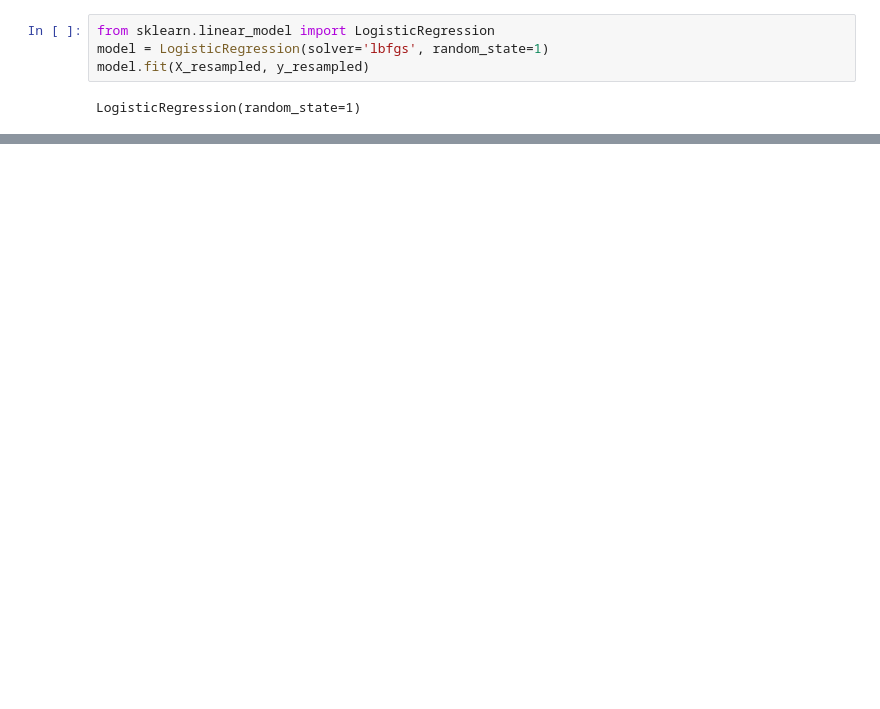
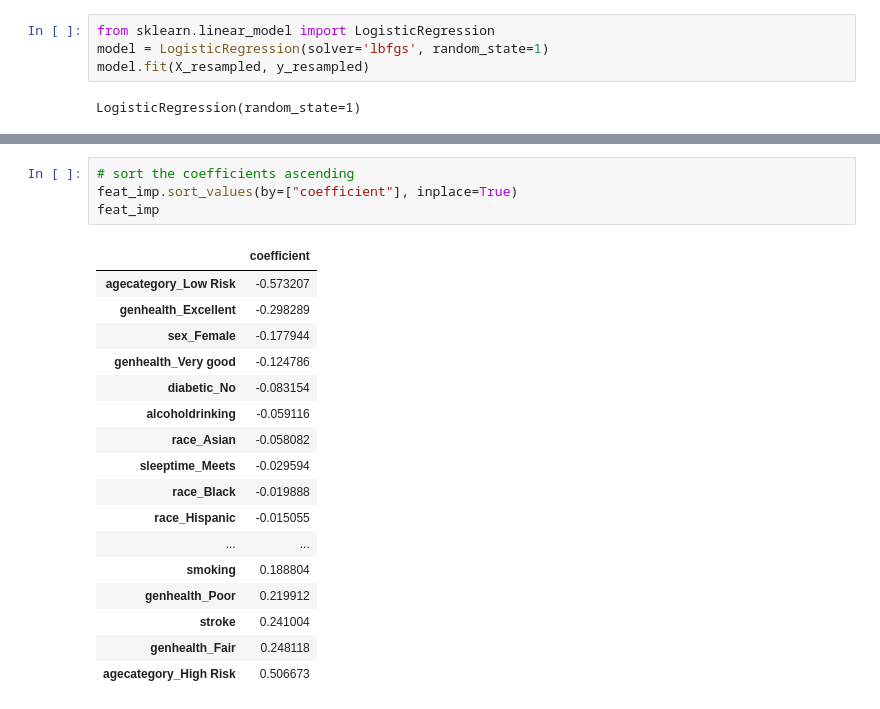
Before and after one commit to saramcel/Group5_Final_Project, a Jupyter notebook: Team_5_Sup_ML_undersampling.ipynb, the cells around one changed output, grey strips where cells are left out. Cells and saved outputs as stored; diff of their text form; blank space fills up the shorter version.

```diff
--- a/Team_5_Sup_ML_undersampling.ipynb
+++ b/Team_5_Sup_ML_undersampling.ipynb
@@ -214,0 +248,22 @@ avg / total       0.91      0.75      0.76      0.80      0.75      0.56     639
+# %%
+# sort the coefficients ascending
+feat_imp.sort_values(by=["coefficient"], inplace=True)
+feat_imp
+# %% [output]
+|  | coefficient |
+| agecategory_Low Risk | -0.573207 |
+| genhealth_Excellent | -0.298289 |
+| sex_Female | -0.177944 |
+| genhealth_Very good | -0.124786 |
+| diabetic_No | -0.083154 |
+| alcoholdrinking | -0.059116 |
+| race_Asian | -0.058082 |
+| sleeptime_Meets | -0.029594 |
+| race_Black | -0.019888 |
+| race_Hispanic | -0.015055 |
+| ... | ... |
+| smoking | 0.188804 |
+| genhealth_Poor | 0.219912 |
+| stroke | 0.241004 |
+| genhealth_Fair | 0.248118 |
+| agecategory_High Risk | 0.506673 |
```
Also changed, not shown: parts of 9 cells of this notebook.
